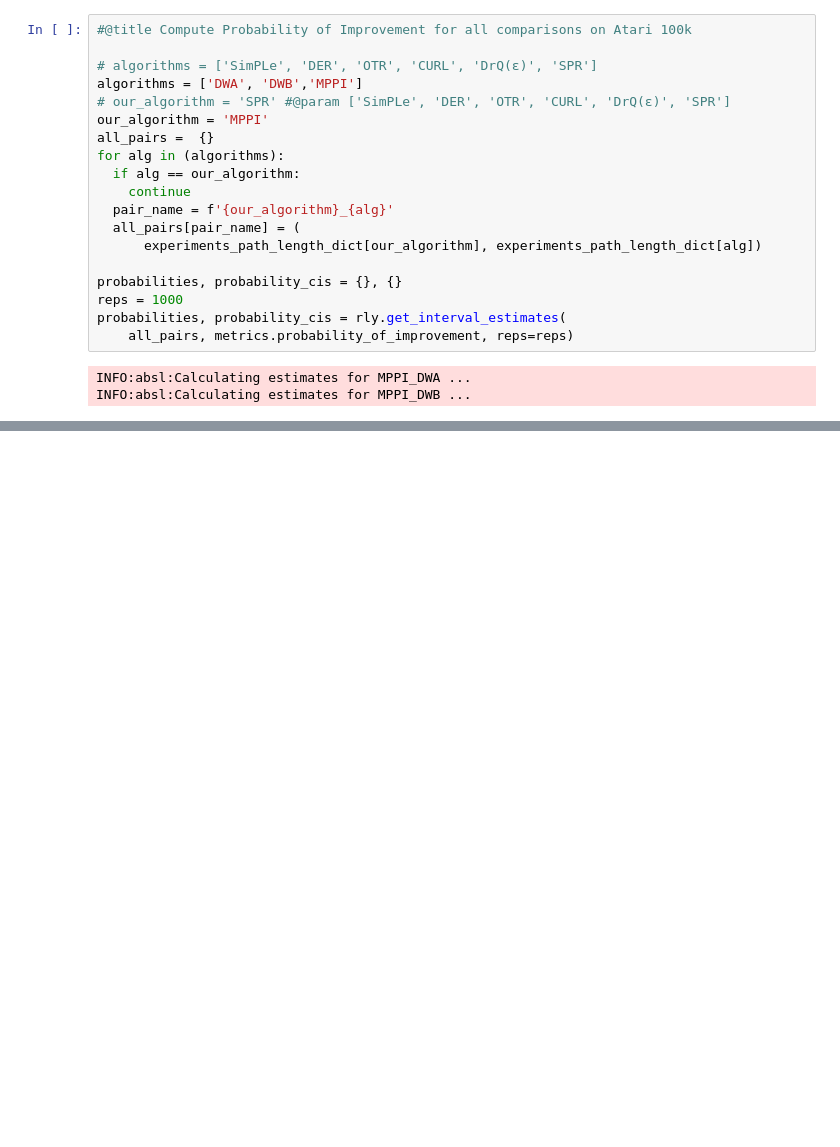
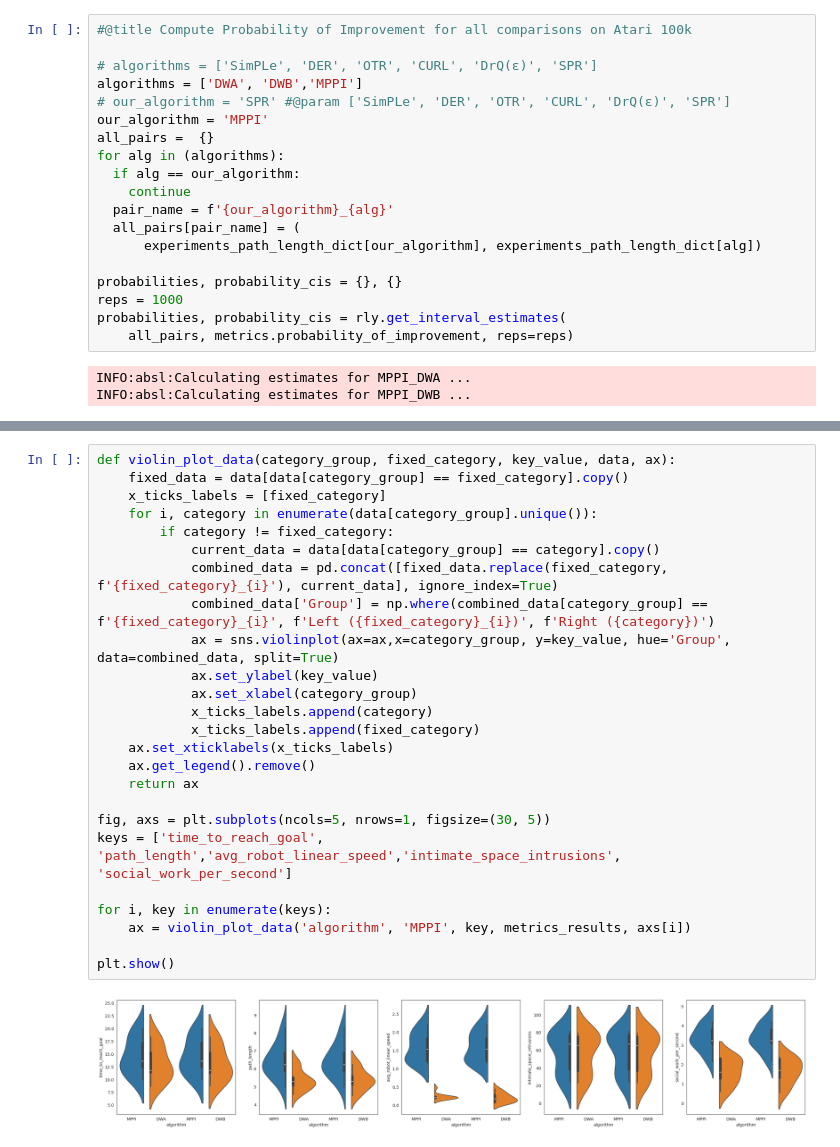
Before and after one commit to PIC4SeR/social_evaluation, a Jupyter notebook: elaborate/rliable_plot.ipynb, the cells around one changed output, grey strips where cells are left out. Drawn from its saved outputs; the diff is of its cells as text; blank space fills up the shorter version.

Commit message:
violin plots and rliable plots (work in progress)

```diff
--- a/elaborate/rliable_plot.ipynb
+++ b/elaborate/rliable_plot.ipynb
@@ -736,0 +737,27 @@ fig.subplots_adjust(wspace=0.25, hspace=0.45)
+# %%
+def violin_plot_data(category_group, fixed_category, key_value, data, ax):
+    fixed_data = data[data[category_group] == fixed_category].copy()
+    x_ticks_labels = [fixed_category]
+    for i, category in enumerate(data[category_group].unique()):
+        if category != fixed_category:
+            current_data = data[data[category_group] == category].copy()
+            combined_data = pd.concat([fixed_data.replace(fixed_category, f'{fixed_category}_{i}'), current_data], ignore_index=True)
+            combined_data['Group'] = np.where(combined_data[category_group] == f'{fixed_category}_{i}', f'Left ({fixed_category}_{i})', f'Right ({category})')
+            ax = sns.violinplot(ax=ax,x=category_group, y=key_value, hue='Group', data=combined_data, split=True)
+            ax.set_ylabel(key_value)
+            ax.set_xlabel(category_group)
+            x_ticks_labels.append(category)
+            x_ticks_labels.append(fixed_category)
+    ax.set_xticklabels(x_ticks_labels)
+    ax.get_legend().remove()
+    return ax
+
+fig, axs = plt.subplots(ncols=5, nrows=1, figsize=(30, 5))
+keys = ['time_to_reach_goal', 'path_length','avg_robot_linear_speed','intimate_space_intrusions', 'social_work_per_second']
+
+for i, key in enumerate(keys):
+    ax = violin_plot_data('algorithm', 'MPPI', key, metrics_results, axs[i])
+
+plt.show()
+# %% [output]
+[figure, added]
```
Also changed, not shown: parts of 7 cells of this notebook, 4 other files.
